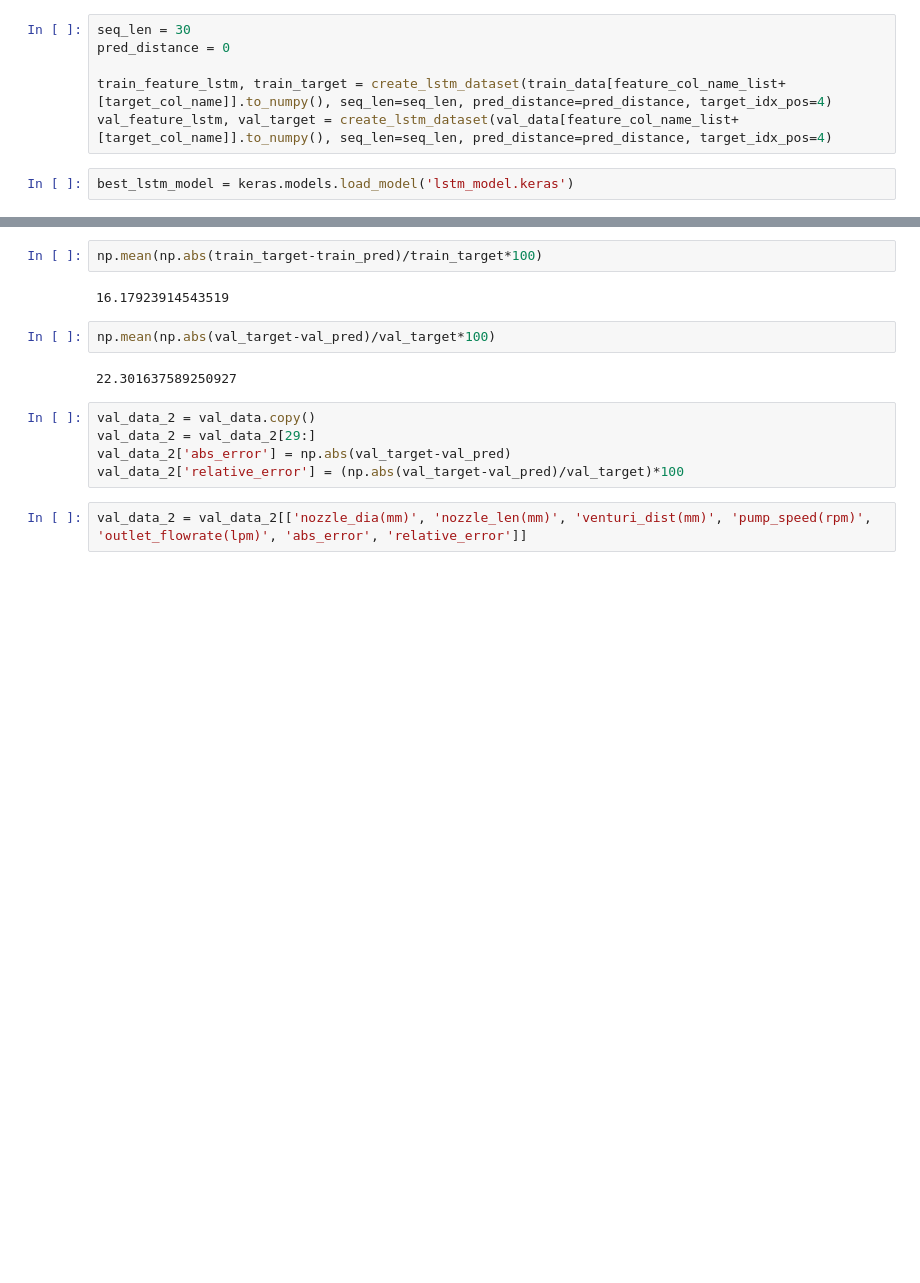
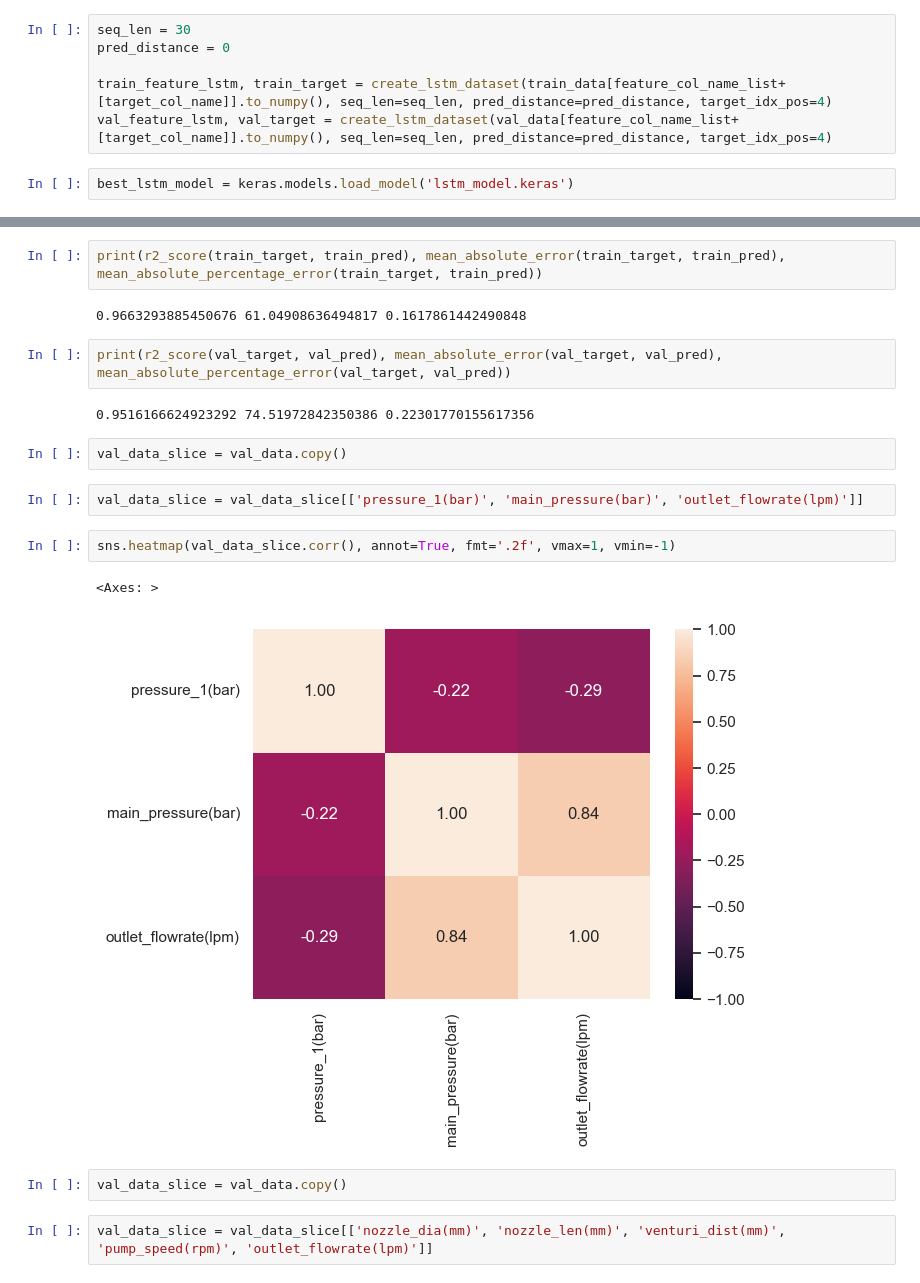
Before and after one commit to jinbeomjeong/estimate_venturi_pump_flow, a Jupyter notebook: analysis_lstm_model.ipynb, the cells around one changed output, grey strips where cells are left out. Drawn from its saved outputs; the diff is of its cells as text; blank space fills up the shorter version.

```diff
--- a/analysis_lstm_model.ipynb
+++ b/analysis_lstm_model.ipynb
@@ -71,16 +98,22 @@ val_pred = np.squeeze(best_lstm_model.predict(val_feature_lstm, verbose=1))
 # %%
-np.mean(np.abs(train_target-train_pred)/train_target*100)
+print(r2_score(train_target, train_pred), mean_absolute_error(train_target, train_pred), mean_absolute_percentage_error(train_target, train_pred))
 # %% [output]
-16.17923914543519
+0.9663293885450676 61.04908636494817 0.1617861442490848
 # %%
-np.mean(np.abs(val_target-val_pred)/val_target*100)
+print(r2_score(val_target, val_pred), mean_absolute_error(val_target, val_pred), mean_absolute_percentage_error(val_target, val_pred))
 # %% [output]
-22.301637589250927
+0.9516166624923292 74.51972842350386 0.22301770155617356
-# %%
-val_data_2 = val_data.copy()
-val_data_2 = val_data_2[29:]
-val_data_2['abs_error'] = np.abs(val_target-val_pred)
-val_data_2['relative_error'] = (np.abs(val_target-val_pred)/val_target)*100
+# %%
+val_data_slice = val_data.copy()
+# %%
+val_data_slice = val_data_slice[['pressure_1(bar)', 'main_pressure(bar)', 'outlet_flowrate(lpm)']]
+# %%
+sns.heatmap(val_data_slice.corr(), annot=True, fmt='.2f', vmax=1, vmin=-1)
+# %% [output]
+<Axes: >
+[figure, added]
+# %%
+val_data_slice = val_data.copy()
 # %%
-val_data_2 = val_data_2[['nozzle_dia(mm)', 'nozzle_len(mm)', 'venturi_dist(mm)', 'pump_speed(rpm)', 'outlet_flowrate(lpm)', 'abs_error', 'relative_error']]
+val_data_slice = val_data_slice[['nozzle_dia(mm)', 'nozzle_len(mm)', 'venturi_dist(mm)', 'pump_speed(rpm)', 'outlet_flowrate(lpm)']]
 # %%
```
Also changed, not shown: parts of 19 cells of this notebook.
